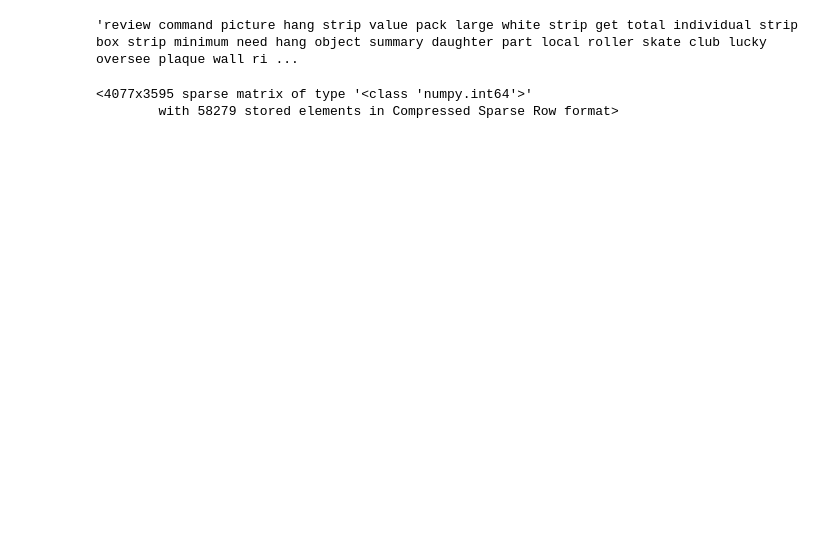
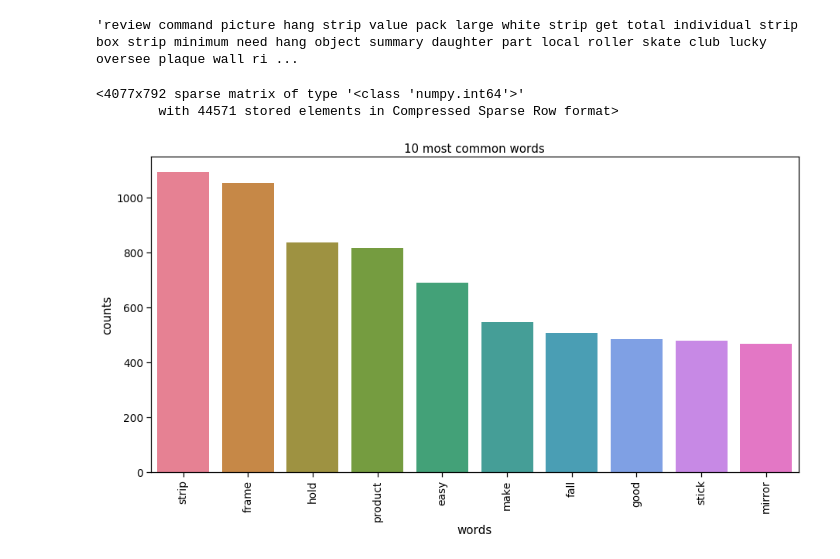
Before and after one commit to singhmanish979/Text-Anlaytics, a Jupyter notebook: Topic Modelling Assignments.ipynb, the cells around one changed output. Cells and saved outputs as stored; diff of their text form; code cells hidden in the pictures; blank space fills up the shorter version.

```diff
--- a/Topic Modelling Assignments.ipynb
+++ b/Topic Modelling Assignments.ipynb
@@ -92,7 +83,7 @@ def pos_tagger(text,)
 # %%
 # Remove punctuation
-data['Review_processed'] = data['Review'].apply(lambda x: re.sub('[\W\s]', ' ', x.lower()))
+data['Review_processed'] = data['Review'].apply(lambda x: re.sub(r'[\W\s]', ' ', x.lower()))
 # %%
 # Remove Stopwords and numbers
-data['Review_processed'] = data['Review_processed'].str.replace('\d+', '')
+data['Review_processed'] = data['Review_processed'].str.replace(r'\d+', '')
 data['Review_processed'] = data['Review_processed'].apply(lambda x: [item for item in x.split() if item not in stop_words])
@@ -113,12 +100,40 @@ from sklearn.feature_extraction.text import CountVectorizer,TfidfVectorizer,Tfid
 from sklearn.decomposition import LatentDirichletAllocation as LDA
 # %%
 # Initialise the count vectorizer
-count_vectorizer = CountVectorizer()
+count_vectorizer = CountVectorizer(min_df=10, max_df=800)
+# count_vectorizer = TfidfVectorizer(max_df=0.9, min_df=0.01)
 # %%
 # Fit and transform the processed Review
 count_data = count_vectorizer.fit_transform(data.Review_processed)
 # %%
 count_data
 # %% [output]
-<4077x3595 sparse matrix of type '<class 'numpy.int64'>'
-        with 58279 stored elements in Compressed Sparse Row format>
+<4077x792 sparse matrix of type '<class 'numpy.int64'>'
+        with 44571 stored elements in Compressed Sparse Row format>
+# %%
+# plot function
+def plot_10_most_common_words(count_data, count_vectorizer):
+    import matplotlib.pyplot as plt
+    words = count_vectorizer.get_feature_names()
+    total_counts = np.zeros(len(words))
+    for t in count_data:
+        total_counts += t.toarray()[0]
+
+    count_dict = (zip(words, total_counts)) # dict
+    count_dict = sorted(count_dict, key=lambda x:x[1], reverse=True)[0:10] # sort dict
+    words = [w[0] for w in count_dict]
+    counts = [w[1] for w in count_dict]
+    x_pos = np.arange(len(words))
+
+    plt.figure(2, figsize=(15, 15/2))
+    plt.subplot(title='10 most common words')
+    sns.set_context("notebook", font_scale=1.25, rc={"lines.linewidth": 2.5})
+    sns.barplot(x_pos, counts, palette='husl')
+    plt.xticks(x_pos, words, rotation=90)
+    plt.xlabel('words')
+    plt.ylabel('counts')
+    plt.show()
+# %%
+plot_10_most_common_words(count_data, count_vectorizer) # Exclude high frequency word > 1000
+# %% [output]
+[figure, added]
```
Also changed, not shown: parts of 43 cells of this notebook.
